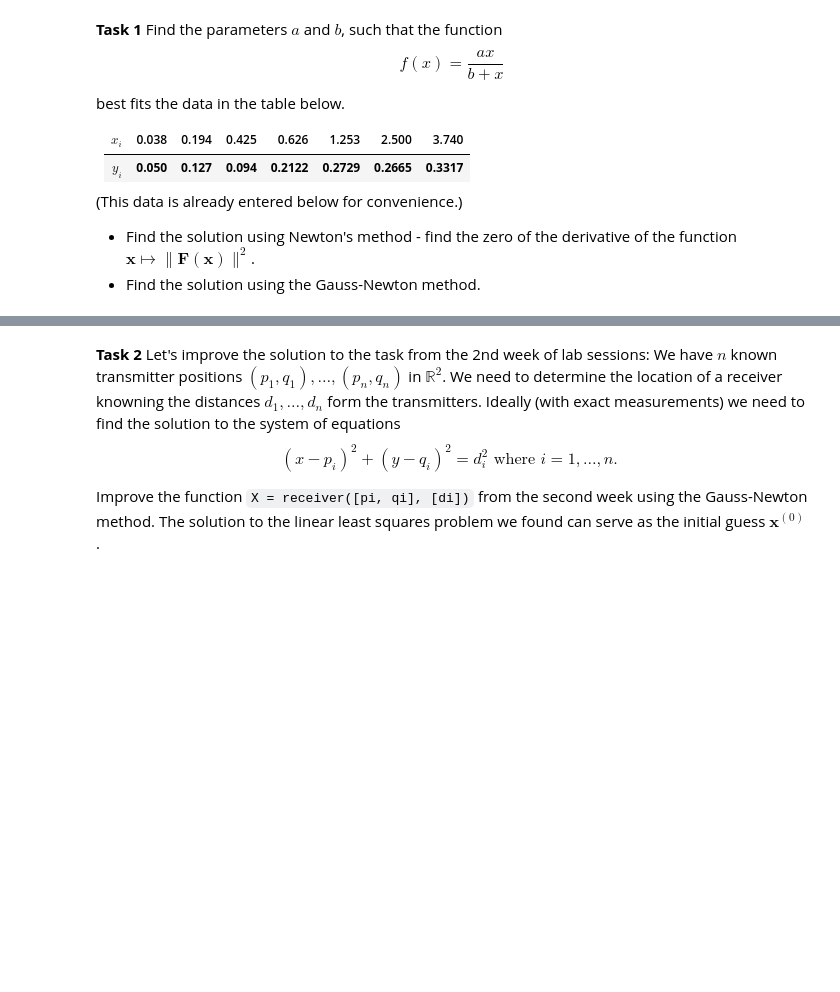
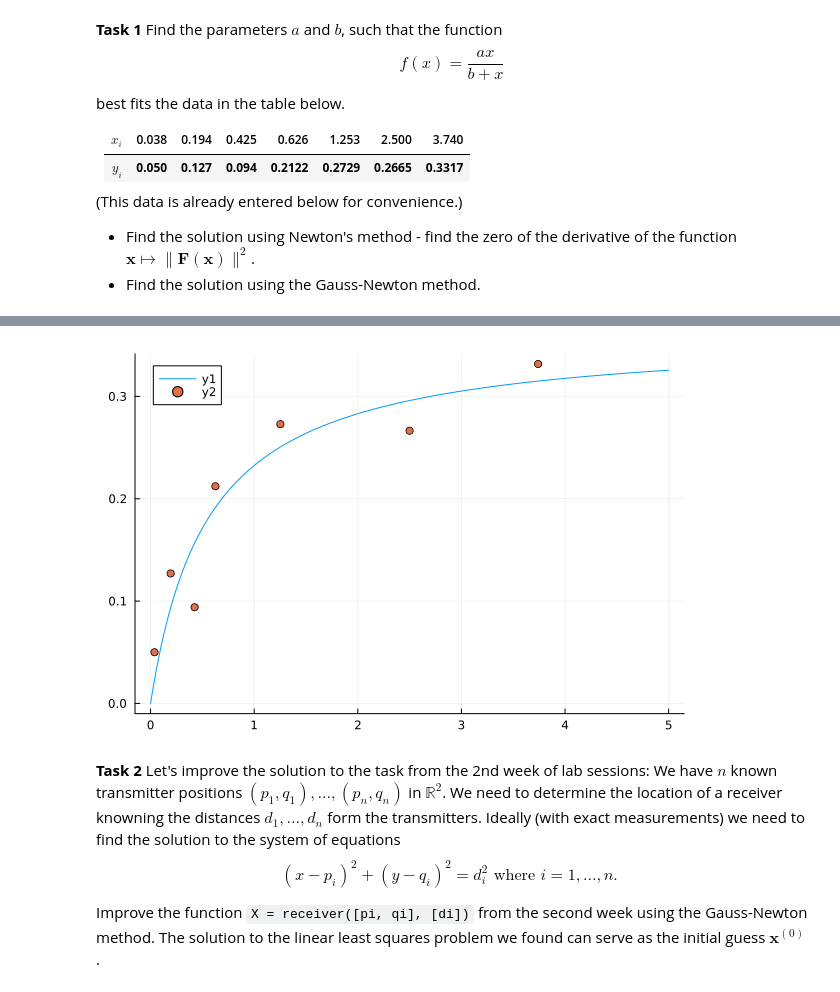
Before and after one commit to 8Timon24/Matematicno_modeliranje, a Jupyter notebook: mm-2526-labs-6.ipynb, the cells around one changed output, grey strips where cells are left out. Saved outputs shown, nothing was run; the diff lists cells and outputs as text; code cells hidden in the pictures; blank space fills up the shorter version.

```diff
--- a/mm-2526-labs-6.ipynb
+++ b/mm-2526-labs-6.ipynb
@@ -38,7 +50,12 @@ a, b = newton(F, JF, [0.5; 0.5]).X
 # %%
 # let's plot the data points and the 'best fit' we found
 using Plots
 ### YOUR CODE HERE ###
+t = LinRange(0, 5, 500)
+plot(t, a*t ./ (b .+ t))
+scatter!(xi, yi)
+# %% [output]
+[figure, added]
 # %% [markdown]
 **Task 2**
 Let's improve the solution to the task from the 2nd week of lab sessions: We have $n$ known transmitter positions $(p_1,q_1), \ldots , (p_n, q_n)$ in $\mathbb{R}^2$. We need to determine the location of a receiver knowning the distances $d_1, \ldots, d_n$ form the transmitters. Ideally (with exact measurements) we need to find the solution to the system of equations $$(x-p_i)^2 + (y-q_i)^2 = d_i^2 \textrm{ where } i = 1, \ldots, n \textrm{. }$$
```
Also changed, not shown: parts of 8 cells of this notebook.
